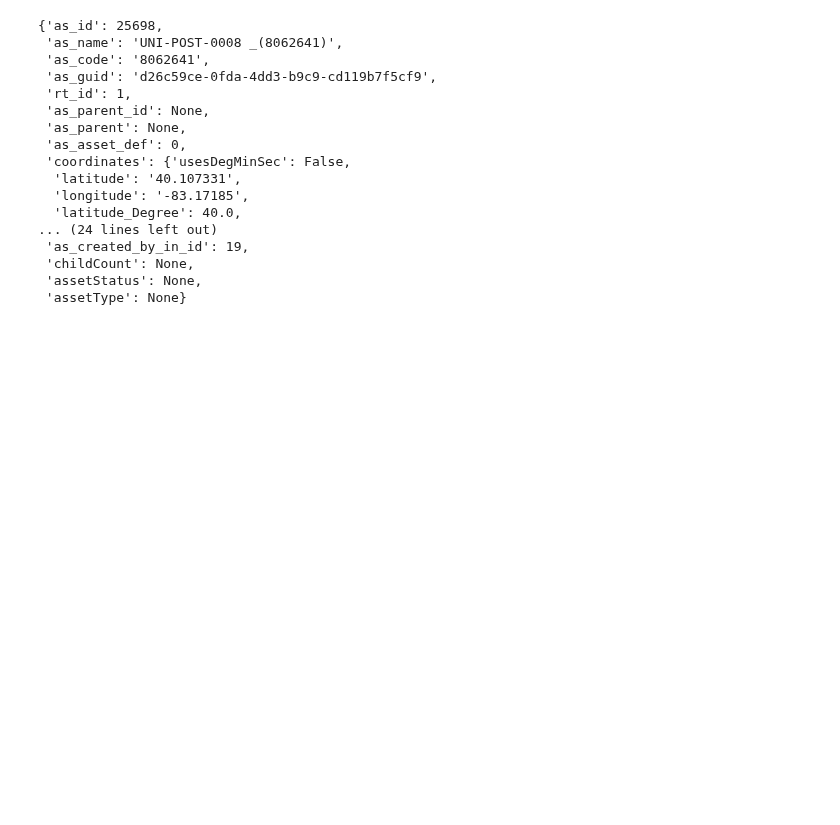
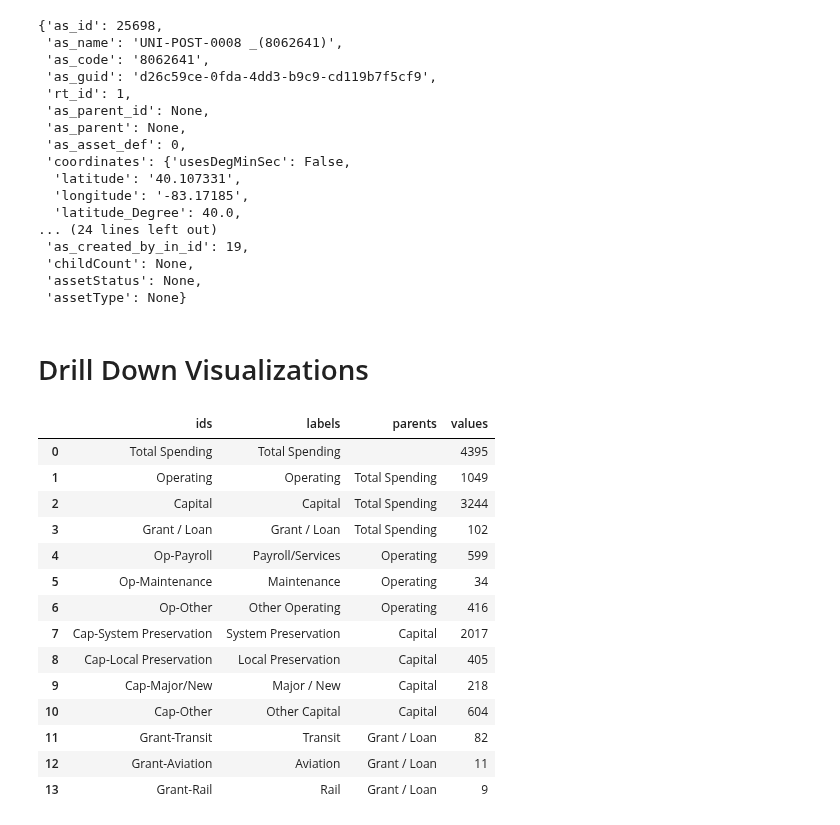
Before and after one commit to drparks71w/CivilPy, a Jupyter notebook: Notebooks/Bridge Dashboard.ipynb, the cells around one changed output. Cells and saved outputs as stored; diff of their text form; code cells hidden in the pictures; blank space fills up the shorter version.

```diff
--- a/Notebooks/Bridge Dashboard.ipynb
+++ b/Notebooks/Bridge Dashboard.ipynb
@@ -479,3 +479,5 @@ if schedules:
     # 4. Find the "Routine" schedule
     # Note: We are assuming the name is 'Routine' or 'Routine (SNBI)'
     # We also assume 'ais_next_date' is the key for the next due date
+# %% [markdown]
+# Drill Down Visualizations
@@ -481,0 +489,54 @@ if schedules:
+# %%
+# 1. Create a DataFrame with our hierarchical data
+# We'll model the data from the "APPROPRIATION USES" table for FY 2024
+# (Amounts in Millions)
+data = {
+    'ids': [
+        'Total Spending',
+        'Operating', 'Capital', 'Grant / Loan',
+        'Op-Payroll', 'Op-Maintenance', 'Op-Other',
+        'Cap-System Preservation', 'Cap-Local Preservation', 'Cap-Major/New', 'Cap-Other',
+        'Grant-Transit', 'Grant-Aviation', 'Grant-Rail'
+    ],
+    'labels': [
+        'Total Spending',
+        'Operating', 'Capital', 'Grant / Loan',
+        'Payroll/Services', 'Maintenance', 'Other Operating',
+        'System Preservation', 'Local Preservation', 'Major / New', 'Other Capital',
+        'Transit', 'Aviation', 'Rail'
+    ],
+    'parents': [
+        '',  # 'Total Spending' is the root, so it has no parent
+        'Total Spending', 'Total Spending', 'Total Spending',
+        'Operating', 'Operating', 'Operating',
+        'Capital', 'Capital', 'Capital', 'Capital',
+        'Grant / Loan', 'Grant / Loan', 'Grant / Loan'
+    ],
+    'values': [
+        4395,  # This is the grand total, it will sum automatically if we set it to 0
+        1049, 3244, 102,
+        599, 34, 416,  # Sub-total for Operating (1049)
+        2017, 405, 218, 604, # Sub-total for Capital (3244)
+        82, 11, 9 # Sub-total for Grant / Loan (102)
+    ]
+}
+
+df = pd.DataFrame(data)
+# %%
+df
+# %% [output]
+|  | ids | labels | parents | values |
+| 0 | Total Spending | Total Spending |  | 4395 |
+| 1 | Operating | Operating | Total Spending | 1049 |
+| 2 | Capital | Capital | Total Spending | 3244 |
+| 3 | Grant / Loan | Grant / Loan | Total Spending | 102 |
+| 4 | Op-Payroll | Payroll/Services | Operating | 599 |
+| 5 | Op-Maintenance | Maintenance | Operating | 34 |
+| 6 | Op-Other | Other Operating | Operating | 416 |
+| 7 | Cap-System Preservation | System Preservation | Capital | 2017 |
+| 8 | Cap-Local Preservation | Local Preservation | Capital | 405 |
+| 9 | Cap-Major/New | Major / New | Capital | 218 |
+| 10 | Cap-Other | Other Capital | Capital | 604 |
+| 11 | Grant-Transit | Transit | Grant / Loan | 82 |
+| 12 | Grant-Aviation | Aviation | Grant / Loan | 11 |
+| 13 | Grant-Rail | Rail | Grant / Loan | 9 |
```
Also changed, not shown: parts of 4 cells of this notebook, 8 other files.
